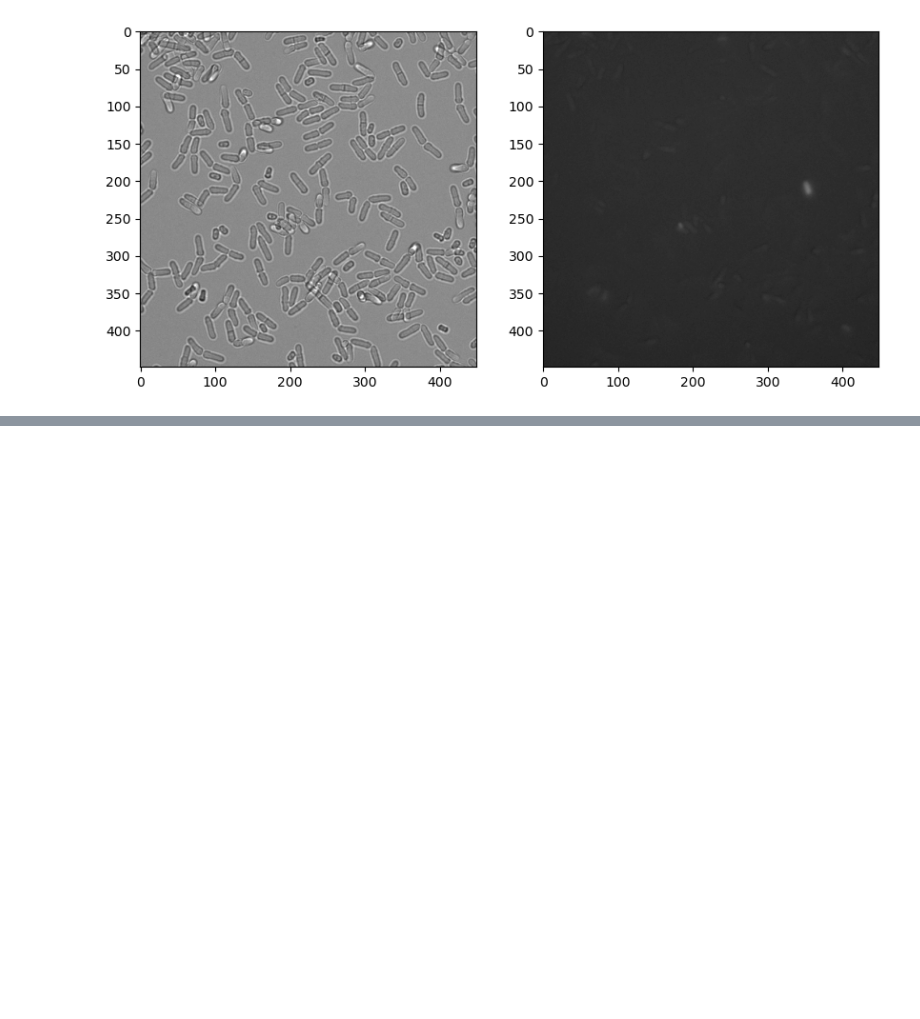
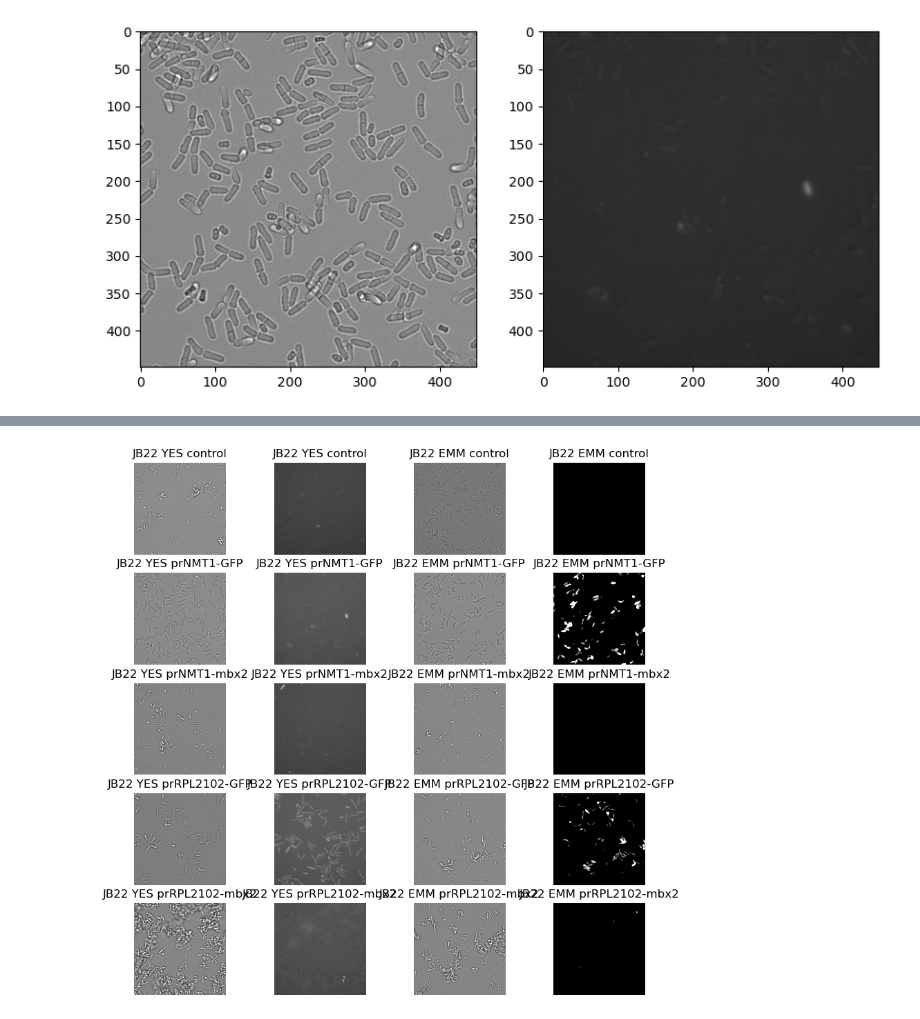
Before and after one commit to BKover99/yeastmlp, a Jupyter notebook: revision_scripts/20250930_mbx2_OE_visualize.ipynb, the cells around one changed output, grey strips where cells are left out. Drawn from its saved outputs; the diff is of its cells as text; code cells hidden in the pictures; blank space fills up the shorter version.

```diff
--- a/revision_scripts/20250930_mbx2_OE_visualize.ipynb
+++ b/revision_scripts/20250930_mbx2_OE_visualize.ipynb
@@ -199,0 +163,83 @@ plt.imshow(img[0:900,0:900], cmap = plt.cm.gray, vmin=2000, vmax = 8000)
+# %%
+#Plot cells overexpressing Mbx2
+
+promoters = ['prNMT1', 'prRPL2102']
+oe_genes = ['GFP', 'mbx2']
+backgrounds = ['JB22', 'JB50']
+media = ['YES', 'EMM']
+
+
+pixel_ranges = {'EMM':
+                    {'bf': (0,3000),
+                     'gfp': (1500,3000)},
+                'YES':
+                    {'bf': (0,3000),
+                     'gfp': (1500,5000)
+                     }
+                }
+
+location = (451,900,451,900)
+
+
+#Subtract Background from GFP images?
+
+#Plot Control in the first row and 3rd row
+
+
+for ii, background in enumerate(backgrounds):
+    fig, axarr = plt.subplots( (len(promoters))*len(oe_genes) + 1 ,len(media)*2, figsize=(10,10))
+    for jj, medium in enumerate(media):
+
+        #Control image in first row
+        strain_id = background
+        img_fname = image_dir + os.sep + os.path.normpath(medium + '_plate_tiff_images/' + background + '_control_control_' + strain_id + '_BR1_TR1.tif')
+
+        img = ski.io.imread(img_fname)
+
+        ax = axarr[0, jj*2]  #Control Bright field
+        img_bf = img[0,:,:]
+        pixel_range = pixel_ranges[medium]['bf']
+        ax.imshow(img_bf[location[0]:location[1],location[2]:location[3]], cmap = plt.cm.gray, vmin=pixel_range[0], vmax = pixel_range[1])
+        ax.set_title(background + ' ' + medium + ' control')
+        ax.axis('off')
+
+        ax = axarr[0, jj*2+1]  #Control GFP
+        img_gfp = img[1,:,:]
+        pixel_range = pixel_ranges[medium]['gfp']
+        ax.imshow(img_gfp[location[0]:location[1],location[2]:location[3]], cmap = plt.cm.gray, vmin=pixel_range[0], vmax = pixel_range[1])
+        ax.set_title(background + ' ' + medium + ' control')
+        ax.axis('off')
+
+        for kk, promoter in enumerate(promoters):
+           for ll, oe_gene in enumerate(oe_genes):
+
+            strain_id = strain_ids[(background,promoter,oe_gene)]
+            if (strain_id is None) or (strain_id in {'LS15','LS16', 'LS09','LS10'} and medium == 'EMM'):
+                ax = axarr[1 + ll + 2*kk, jj*2]
+                ax.axis('off')
+
+                ax = axarr[1 + ll + 2*kk, jj*2+1]
+                ax.axis('off')
+                continue
+
+            img_fname = image_dir + os.sep + os.path.normpath(medium + '_plate_tiff_images/' + background + '_' + promoter + '_' + oe_gene + '_' + strain_id + '_BR1_TR1.tif')
+
+            img = ski.io.imread(img_fname)
+
+            print( promoter + ' ' + oe_gene + ' ' + medium + ' ' + background + ' ' + strain_id)
+            print(str(1 + ll + 2*kk))
+
+            ax = axarr[1 + ll + 2*kk, jj*2]  #Bright field
+            img_bf = img[0,:,:]
+            pixel_range = pixel_ranges[medium]['bf']
+            ax.imshow(img_bf[location[0]:location[1],location[2]:location[3]], cmap = plt.cm.gray, vmin=pixel_range[0], vmax = pixel_range[1])
+            ax.set_title(background + ' ' + medium + ' ' + promoter + '-' + oe_gene)
+            ax.axis('off')
+
+            ax = axarr[1 + ll + 2*kk, jj*2 + 1]  #GFP
+            img_gfp = img[1,:,:]
+            pixel_range = pixel_ranges[medium]['gfp']
+            ax.imshow(img_gfp[location[0]:location[1],location[2]:location[3]], cmap = plt.cm.gray, vmin=pixel_range[0], vmax = pixel_range[1])
+            ax.set_title(background + ' ' + medium + ' ' + promoter + '-' + oe_gene)
+            ax.axis('off')
+# %% [output]
@@ -199,0 +263 @@ plt.imshow(img[0:900,0:900], cmap = plt.cm.gray, vmin=2000, vmax = 8000)
+[figure, added]
```
Also changed, not shown: parts of 17 cells of this notebook.
